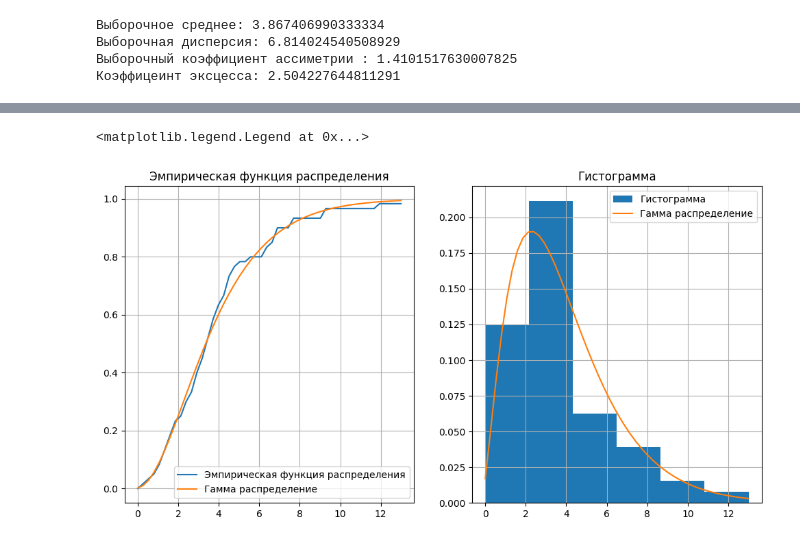
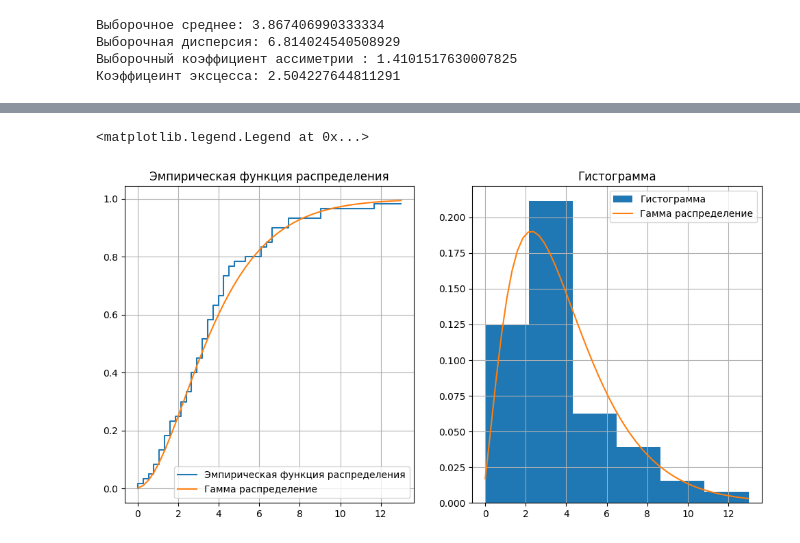
Before and after one commit to DmitryjVeselyj/Stat_Labs, a Jupyter notebook: 1_Lab/main.ipynb, the cells around one changed output, grey strips where cells are left out. Saved outputs shown, nothing was run; the diff lists cells and outputs as text; code cells hidden in the pictures.

```diff
--- a/1_Lab/main.ipynb
+++ b/1_Lab/main.ipynb
@@ -88,16 +89,16 @@ print(st.chi2.ppf(0.95, k  -2 - 1))
 # %%
 f, ax = plt.subplots(1, 2, figsize=(12,6))
 ax[0].grid()
-ax[0].plot(x_emp,y_emp, label='Эмпирическая функция распределения')
+ax[0].step(x_emp,y_emp, label='Эмпирическая функция распределения')
 ax[0].plot(x_emp, st.gamma.cdf(x_emp, *params), label="Гамма распределение")
 ax[0].set_title("Эмпирическая функция распределения")
 ax[0].legend()
 
 ax[1].grid()
 ax[1].hist(data,bins= bins, density=True, label = "Гистограмма")
 ax[1].plot(x_emp, st.gamma.pdf(x_emp, *params), label="Гамма распределение")
 ax[1].set_title("Гистограмма")
 ax[1].legend()
 # %% [output]
 <matplotlib.legend.Legend at 0x...>
-[figure, old version]
+[figure, new version]
```
Also changed, not shown: parts of 4 cells of this notebook.
